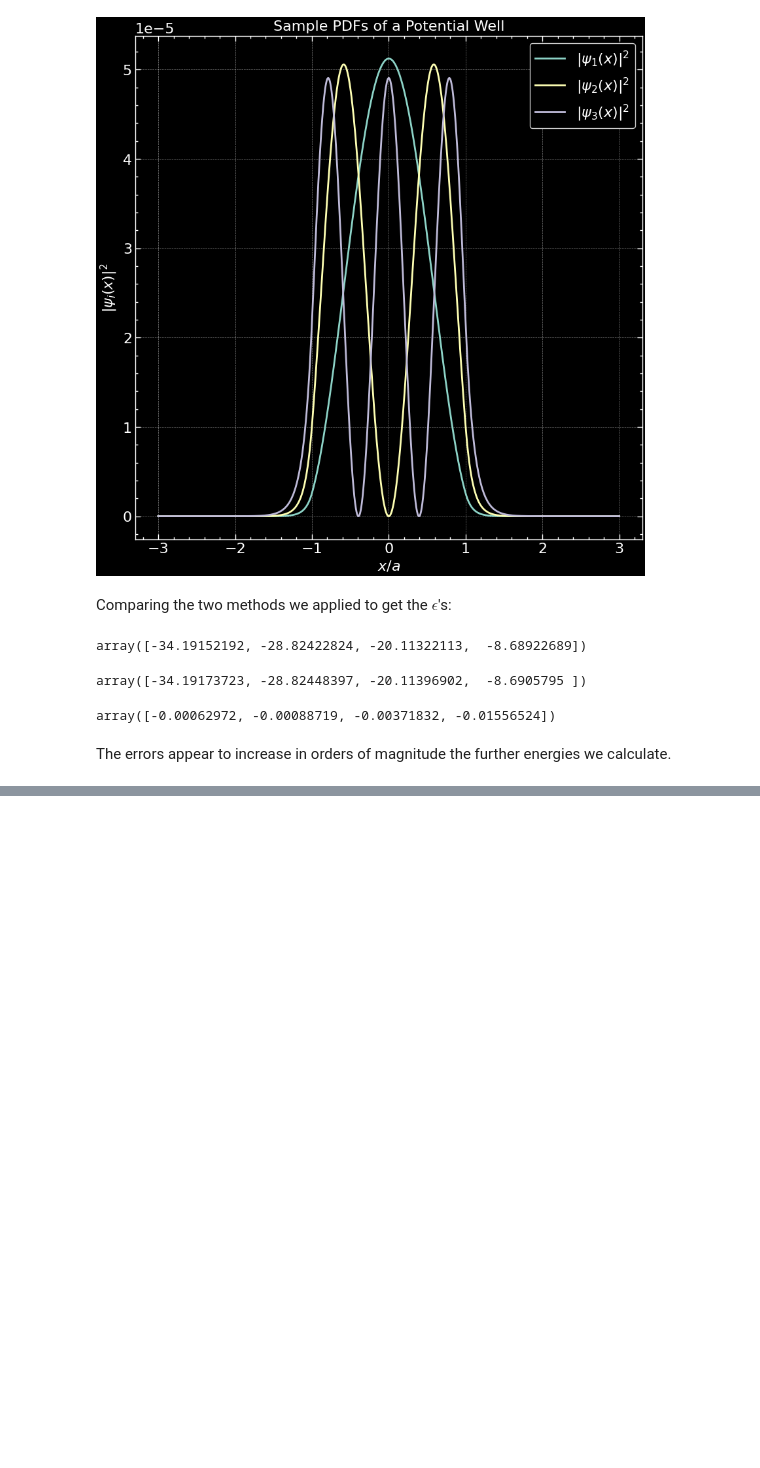
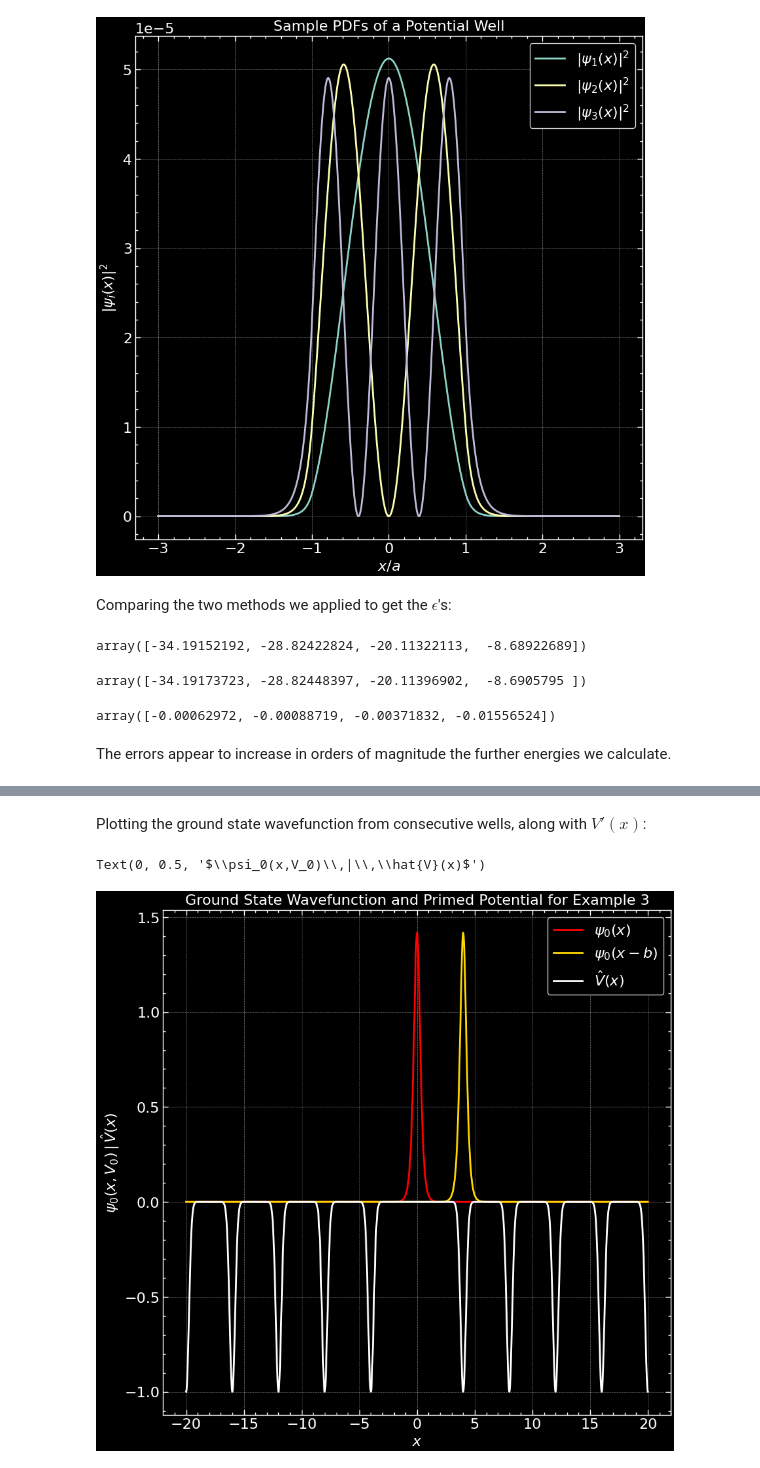
Before and after one commit to Siddhantshimpi/Siddhantshimpi, a Jupyter notebook: Physics/finite_square_well.ipynb, the cells around one changed output, grey strips where cells are left out. Saved outputs shown, nothing was run; the diff lists cells and outputs as text; code cells hidden in the pictures; blank space fills up the shorter version.

```diff
--- a/Physics/finite_square_well.ipynb
+++ b/Physics/finite_square_well.ipynb
@@ -172,0 +302,22 @@ The errors appear to increase in orders of magnitude the further energies we cal
+# %%
+psi_values_f = [interp1d(x, psi, bounds_error = False, fill_value = (0, 0)) for psi in psi_values]
+
+def Vp_f(x, b, V_0):
+    return V((x - b / 2) % b - b / 2, V_0) - V(x, V_0)
+# %% [markdown]
+Plotting the ground state wavefunction from consecutive wells, along with $V'(x)$:
+# %%
+x_large = np.linspace(-20, 20, 10000)
+plt.figure(figsize = (10, 10))
+
+plt.plot(x_large, psi_values_f[0](x_large), color = 'red', label = r'$\psi_0(x)$')
+plt.plot(x_large, psi_values_f[0](x_large - b), color = 'gold', label = r'$\psi_0(x-b)$')
+plt.plot(x_large, Vp_f(x_large, b, V_0) / V_0, color = 'white', label = r'$\hat{V}(x)$')
+
+plt.title(r'Ground State Wavefunction and Primed Potential for Example {}'.format(example))
+plt.legend()
+plt.xlabel(r'$x$')
+plt.ylabel(r'$\psi_0(x,V_0)\,|\,\hat{V}(x)$')
+# %% [output]
+Text(0, 0.5, '$\\psi_0(x,V_0)\\,|\\,\\hat{V}(x)$')
+[figure, added]
```
Also changed, not shown: parts of 36 cells of this notebook, 2 other files.
